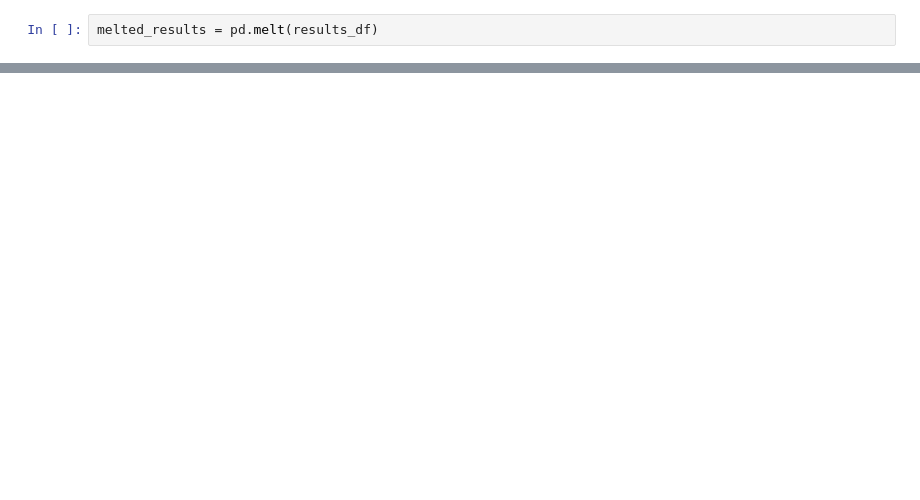
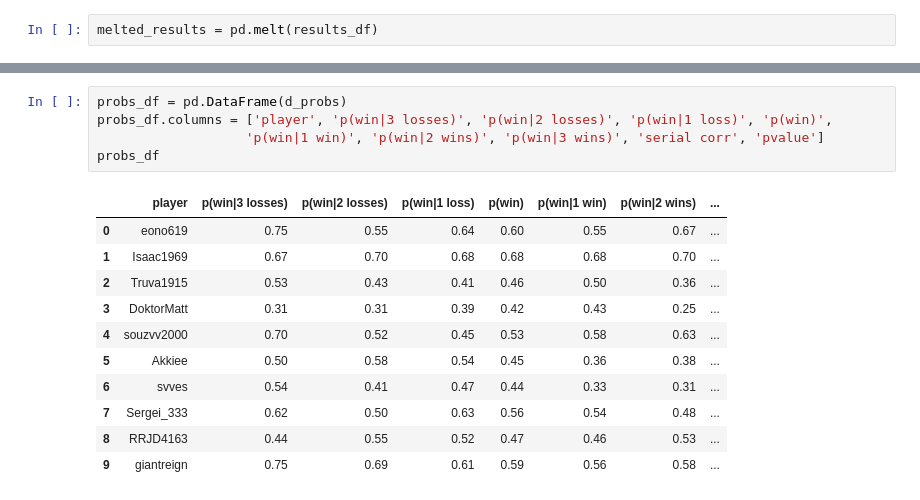
Before and after one commit to eonofrey/chess_hot_hand, a Jupyter notebook: chess_hot_hand_clean.ipynb, the cells around one changed output, grey strips where cells are left out. Saved outputs shown, nothing was run; the diff lists cells and outputs as text; blank space fills up the shorter version.

```diff
--- a/chess_hot_hand_clean.ipynb
+++ b/chess_hot_hand_clean.ipynb
@@ -238,0 +357,17 @@ plt.show()
+# %%
+probs_df = pd.DataFrame(d_probs)
+probs_df.columns = ['player', 'p(win|3 losses)', 'p(win|2 losses)', 'p(win|1 loss)', 'p(win)',
+                   'p(win|1 win)', 'p(win|2 wins)', 'p(win|3 wins)', 'serial corr', 'pvalue']
+probs_df
+# %% [output]
+|  | player | p(win|3 losses) | p(win|2 losses) | p(win|1 loss) | p(win) | p(win|1 win) | p(win|2 wins) | ... |
+| 0 | eono619 | 0.75 | 0.55 | 0.64 | 0.60 | 0.55 | 0.67 | ... |
+| 1 | Isaac1969 | 0.67 | 0.70 | 0.68 | 0.68 | 0.68 | 0.70 | ... |
+| 2 | Truva1915 | 0.53 | 0.43 | 0.41 | 0.46 | 0.50 | 0.36 | ... |
+| 3 | DoktorMatt | 0.31 | 0.31 | 0.39 | 0.42 | 0.43 | 0.25 | ... |
+| 4 | souzvv2000 | 0.70 | 0.52 | 0.45 | 0.53 | 0.58 | 0.63 | ... |
+| 5 | Akkiee | 0.50 | 0.58 | 0.54 | 0.45 | 0.36 | 0.38 | ... |
+| 6 | svves | 0.54 | 0.41 | 0.47 | 0.44 | 0.33 | 0.31 | ... |
+| 7 | Sergei_333 | 0.62 | 0.50 | 0.63 | 0.56 | 0.54 | 0.48 | ... |
+| 8 | RRJD4163 | 0.44 | 0.55 | 0.52 | 0.47 | 0.46 | 0.53 | ... |
+| 9 | giantreign | 0.75 | 0.69 | 0.61 | 0.59 | 0.56 | 0.58 | ... |
```
Also changed, not shown: parts of 12 cells of this notebook.
